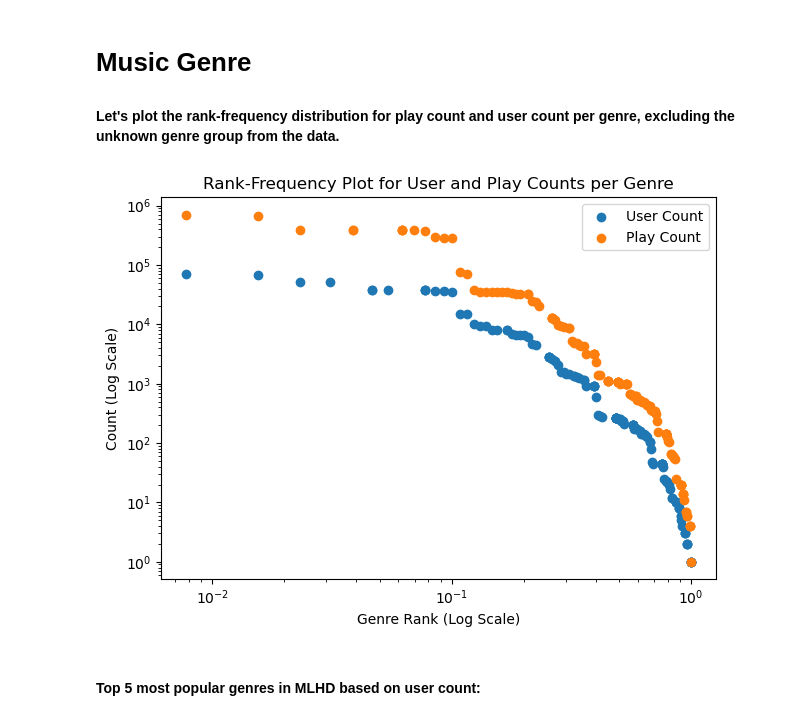
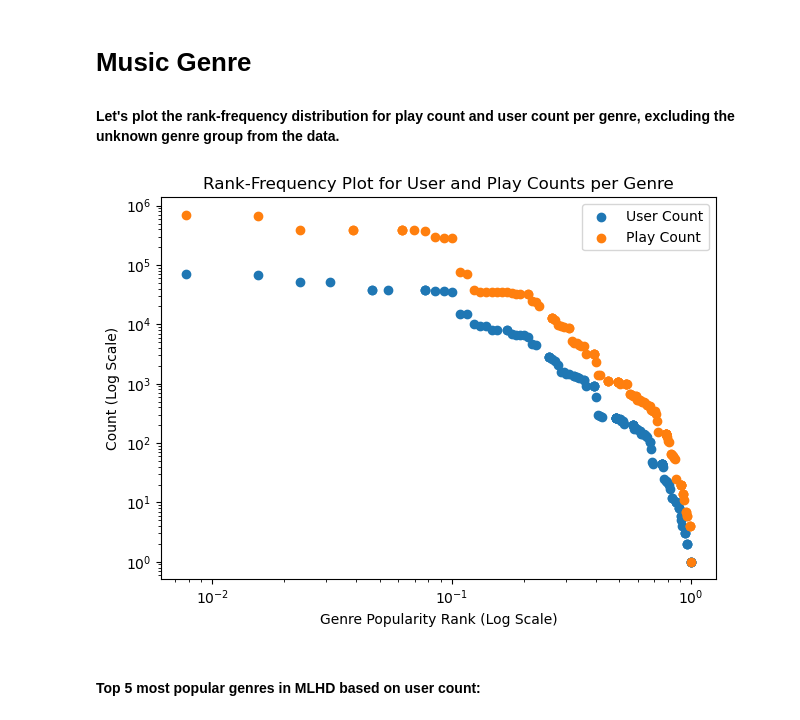
Before and after one commit to mdekstrand/musicdata-tools, a Jupyter notebook: datanalysis/summaryanalysis.ipynb, the cells around one changed output. Cells and saved outputs as stored; diff of their text form; code cells hidden in the pictures.

```diff
--- a/datanalysis/summaryanalysis.ipynb
+++ b/datanalysis/summaryanalysis.ipynb
@@ -254,30 +333,30 @@ plt.show()
 # %%
 # plot popularity distribution over genres
 query = f"SELECT * FROM read_parquet('{stat_path}/genre_count.parquet')"
 genre_count = conn.execute(query).fetchdf()
 genre_count = genre_count.dropna(subset=['genre_name'])
 
 # calculate fractional genre ranks (rank/n)
 genre_count['rank_inuser'] = genre_count['n_users'].rank(method='max', ascending=False) / len(genre_count)
 genre_count['rank_inplay'] = genre_count['n_plays'].rank(method='max', ascending=False) / len(genre_count)
 
 fig, ax = plt.subplots()
 
 ax.scatter(genre_count['rank_inuser'], genre_count['n_users'], label='User Count')
 ax.scatter(genre_count['rank_inplay'], genre_count['n_plays'], label='Play Count')
 
 ax.set_xscale('log')
 ax.set_yscale('log')
-ax.set_xlabel('Genre Rank (Log Scale)')
+ax.set_xlabel('Genre Popularity Rank (Log Scale)')
 ax.set_ylabel('Count (Log Scale)')
 ax.set_title('Rank-Frequency Plot for User and Play Counts per Genre')
 ax.legend()
 
 
 plt.tight_layout()
 plt.show()
 # %% [output]
-[figure, old version]
+[figure, new version]
 # %% [markdown]
 #### Top 5 most popular genres in MLHD based on user count:
 # %%
```
Also changed, not shown: parts of 20 cells of this notebook, 1 other file.
